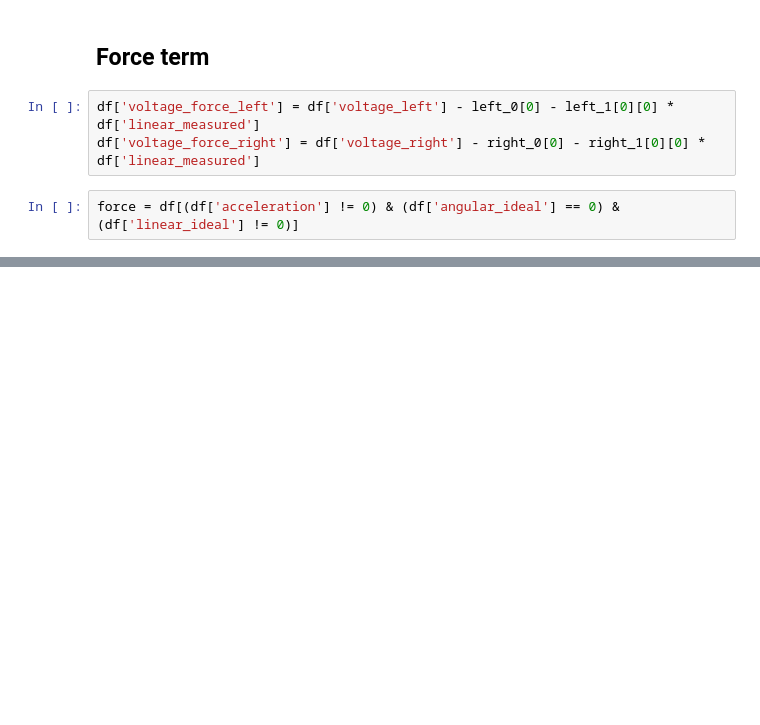
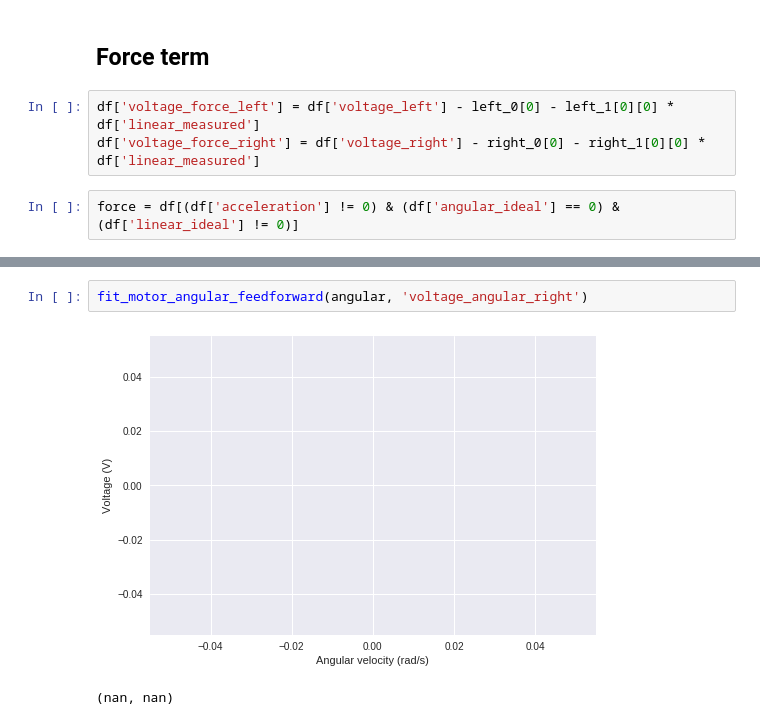
Before and after one commit to Peque/bulebule, a Jupyter notebook: scripts/notebooks/feed_forward.ipynb, the cells around one changed output, grey strips where cells are left out. Saved outputs shown, nothing was run; the diff lists cells and outputs as text; blank space fills up the shorter version.

```diff
--- a/scripts/notebooks/feed_forward.ipynb
+++ b/scripts/notebooks/feed_forward.ipynb
@@ -102,0 +196,5 @@ fit_motor_force_feedforward(force, 'voltage_force_right')
+# %%
+fit_motor_angular_feedforward(angular, 'voltage_angular_right')
+# %% [output]
+[figure, added]
+(nan, nan)
```
Also changed, not shown: parts of 12 cells of this notebook, 24 other files.
